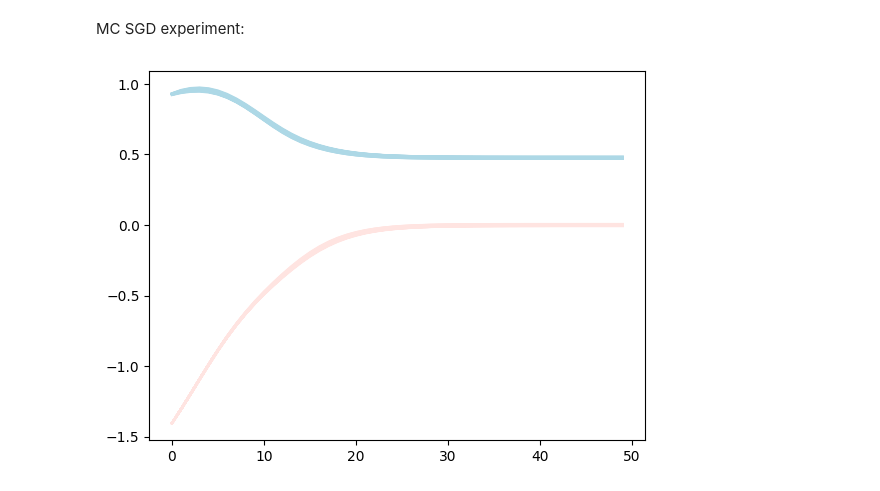
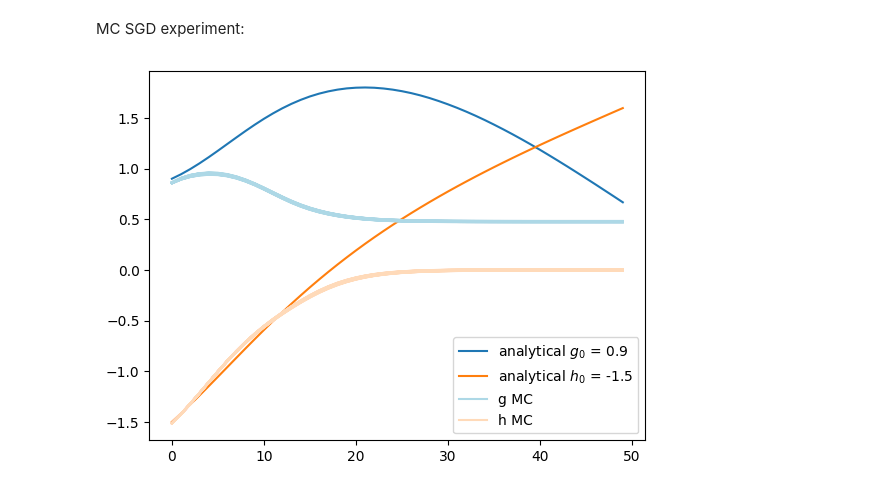
Before and after one commit to BandGapAI/gan-1d-least-squares, a Jupyter notebook: numerical_simulation.ipynb, the cells around one changed output. Saved outputs shown, nothing was run; the diff lists cells and outputs as text; code cells hidden in the pictures.

```diff
--- a/numerical_simulation.ipynb
+++ b/numerical_simulation.ipynb
@@ -120,7 +120,7 @@ def run_SGD(config_gan, config_sgd, x, z):
   h_path = [val[1] for val in path]
   return g_path, h_path
 # %%
-def run_SGD_batch(config_gan, config_sgd, n_runs=100, n_samples=10000):
+def run_SGD_batch(config_gan, config_sgd, n_runs=100, n_samples=10_000):
   g_paths = []
   h_paths = []
   for _ in tqdm(range(n_runs)):
@@ -141,8 +141,8 @@ config_gan = {
     "h": None,
 }
 config_sgd = {
-    "g_initial": 0.9,
-    "h_initial": -1.5,
+    "g_initial": 0.8,
+    "h_initial": -1.6,
     "eps_g": 0.4,
     "eps_h": 0.4,
     "n_steps": 50
@@ -155,6 +153,0 @@ g_paths, h_paths = run_SGD_batch(config_gan=config_gan, config_sgd=config_sgd, n
-# %%
-plt.plot(np.array(g_paths).transpose(), color='lightblue')
-plt.plot(np.array(h_paths).transpose(), color='mistyrose')
-plt.show()
-# %% [output]
-[figure, removed]
@@ -160,0 +156,18 @@ plt.show()
+# %%
+def plot_comparison(g_paths, h_paths, fname_analytical, fname_output, g_optimal, h_optimal):
+    analytical = load_analytical(fname_analytical, 'Theta')
+    fig, _ = plt.subplots()
+    plt.plot(analytical, label=['analytical $g_0$ = 0.9', 'analytical $h_0$ = -1.5'])
+    plt.plot(np.array(g_paths).transpose(), color='lightblue')
+    plt.plot([], [], label='g MC', color='lightblue')
+    plt.plot(np.array(h_paths).transpose(), color='peachpuff')
+    plt.plot([], [], label='h MC', color='peachpuff')
+    plt.legend()
+    fig.savefig(fname_output, format='pdf')
+    plt.show()
+# %%
+plot_comparison(g_paths=g_paths, h_paths=h_paths,
+                fname_analytical='content/gh_test_case_c2_1_g0_9_h1_5.mat',
+                fname_output='content/gh_test_case_c2_1_g0_9_h1_5.pdf')
+# %% [output]
+[figure, added]
```
Also changed, not shown: parts of 2 cells of this notebook, 6 other files.
